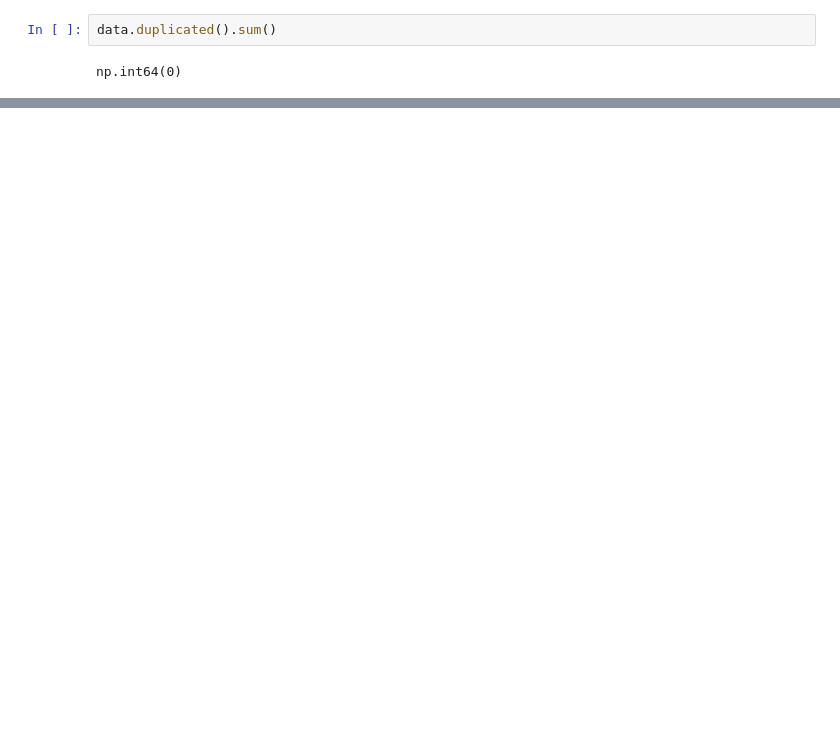
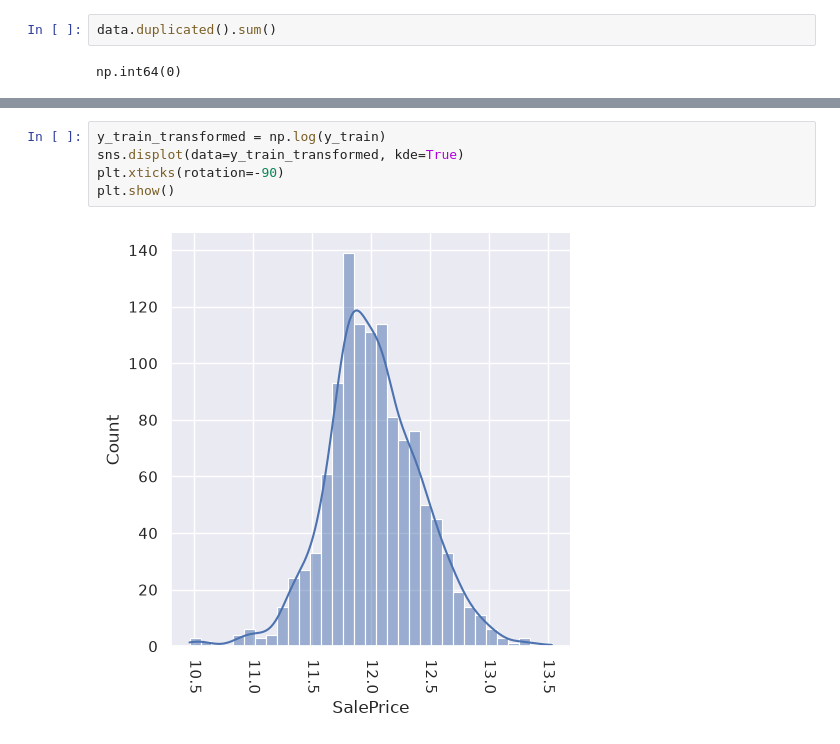
Before and after one commit to javierdp04/house_pricing_kaggle, a Jupyter notebook: src/EDA.ipynb, the cells around one changed output, grey strips where cells are left out. Saved outputs shown, nothing was run; the diff lists cells and outputs as text; blank space fills up the shorter version.

```diff
--- a/src/EDA.ipynb
+++ b/src/EDA.ipynb
@@ -61,0 +96,7 @@ plt.show()
+# %%
+y_train_transformed = np.log(y_train)
+sns.displot(data=y_train_transformed, kde=True)
+plt.xticks(rotation=-90)
+plt.show()
+# %% [output]
+[figure, added]
```
Also changed, not shown: parts of 18 cells of this notebook, 2 other files.
